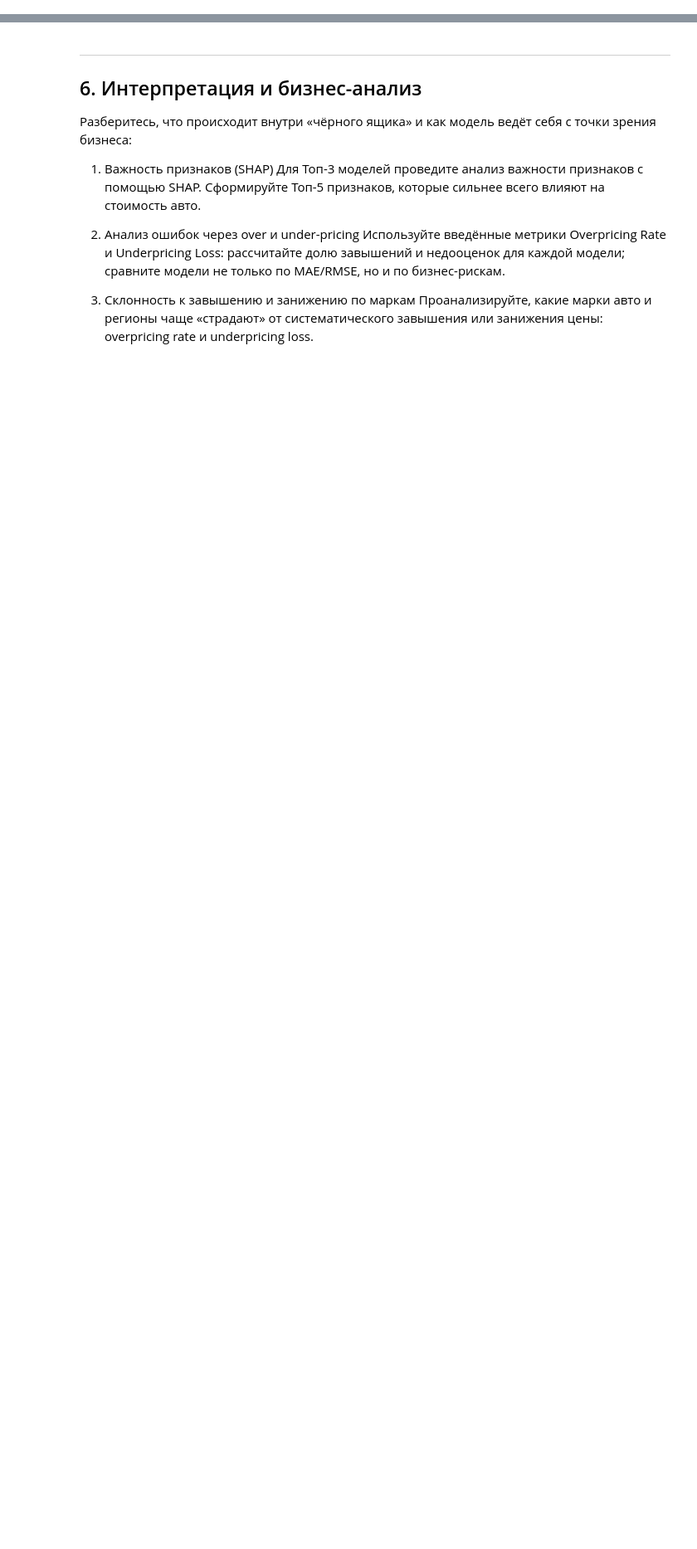
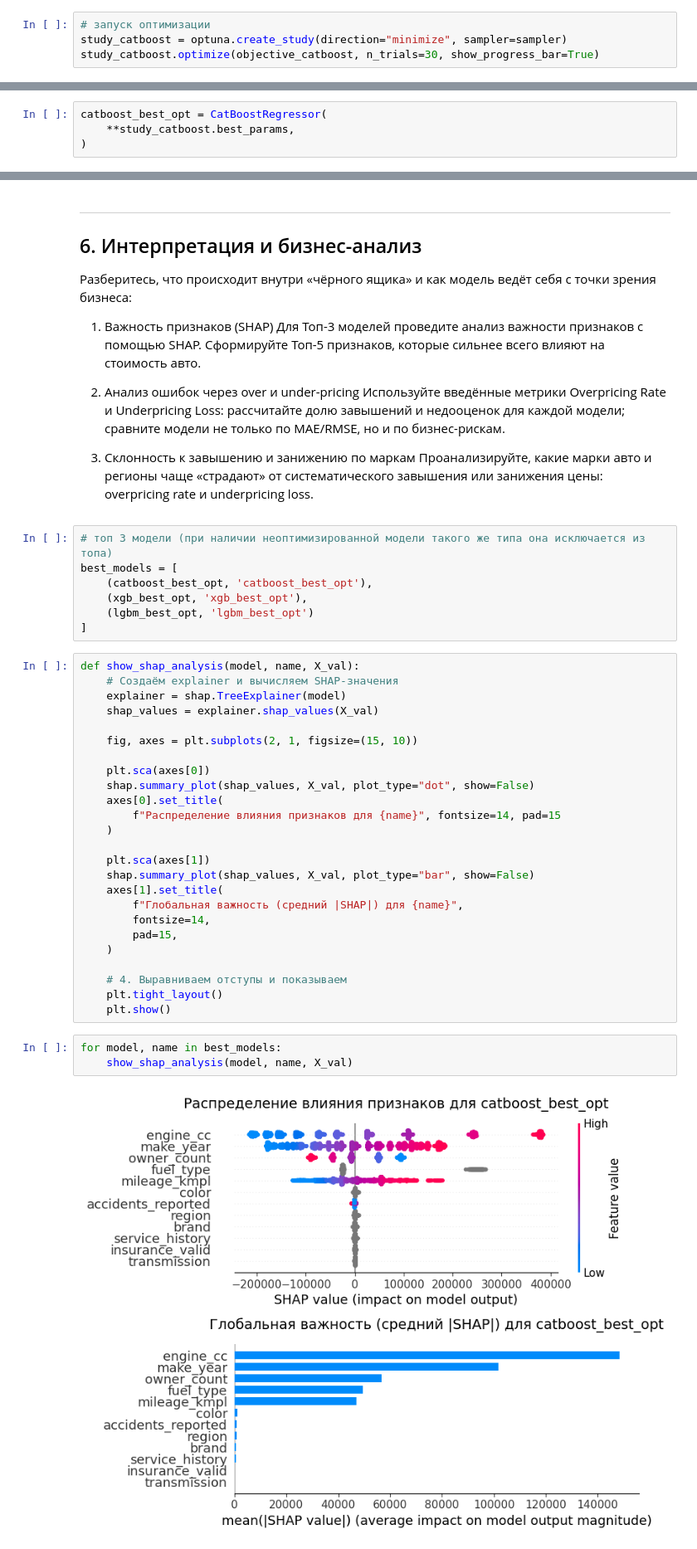
Before and after one commit to Plakhotniuk/practicum_ds, a Jupyter notebook: ml/grad_boosting/project/project.ipynb, the cells around one changed output, grey strips where cells are left out. Shown at 83% size. Saved outputs shown, nothing was run; the diff lists cells and outputs as text; blank space fills up the shorter version.

Commit message:
SHAP анализ

```diff
--- a/ml/grad_boosting/project/project.ipynb
+++ b/ml/grad_boosting/project/project.ipynb
@@ -818,0 +1005,4 @@ results
+# %%
+# запуск оптимизации
+study_catboost = optuna.create_study(direction="minimize", sampler=sampler)
+study_catboost.optimize(objective_catboost, n_trials=30, show_progress_bar=True)
@@ -818,0 +1028,4 @@ results
+# %%
+catboost_best_opt = CatBoostRegressor(
+    **study_catboost.best_params,
+)
@@ -832,3 +1096,40 @@ results
 
 3. Склонность к завышению и занижению по маркам
 Проанализируйте, какие марки авто и регионы чаще «страдают» от систематического завышения или занижения цены: overpricing rate и underpricing loss.
+# %%
+# топ 3 модели (при наличии неоптимизированной модели такого же типа она исключается из топа)
+best_models = [
+    (catboost_best_opt, 'catboost_best_opt'),
+    (xgb_best_opt, 'xgb_best_opt'),
+    (lgbm_best_opt, 'lgbm_best_opt')
+]
+# %%
+def show_shap_analysis(model, name, X_val):
+    # Создаём explainer и вычисляем SHAP-значения
+    explainer = shap.TreeExplainer(model)
+    shap_values = explainer.shap_values(X_val)
+
+    fig, axes = plt.subplots(2, 1, figsize=(15, 10))
+
+    plt.sca(axes[0])
+    shap.summary_plot(shap_values, X_val, plot_type="dot", show=False)
+    axes[0].set_title(
+        f"Распределение влияния признаков для {name}", fontsize=14, pad=15
+    )
+
+    plt.sca(axes[1])
+    shap.summary_plot(shap_values, X_val, plot_type="bar", show=False)
+    axes[1].set_title(
+        f"Глобальная важность (средний |SHAP|) для {name}",
+        fontsize=14,
+        pad=15,
+    )
+
+    # 4. Выравниваем отступы и показываем
+    plt.tight_layout()
+    plt.show()
+# %%
+for model, name in best_models:
+    show_shap_analysis(model, name, X_val)
+# %% [output]
+[figure, added]
```
Also changed, not shown: parts of 37 cells of this notebook, 1 other file.
